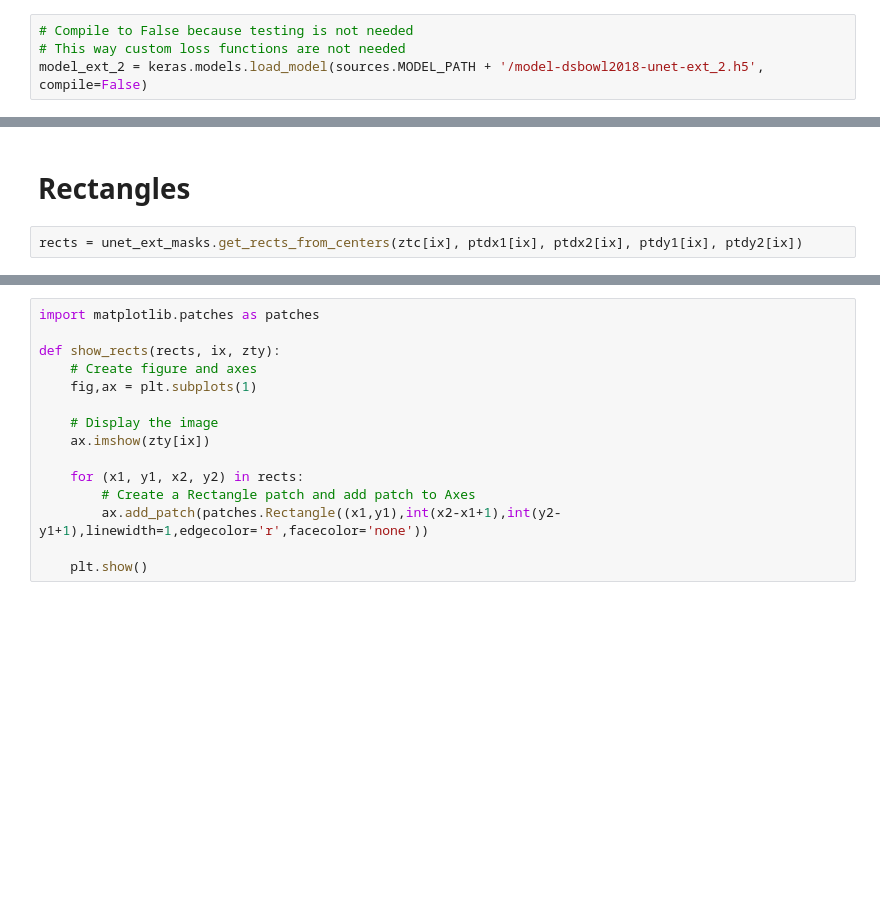
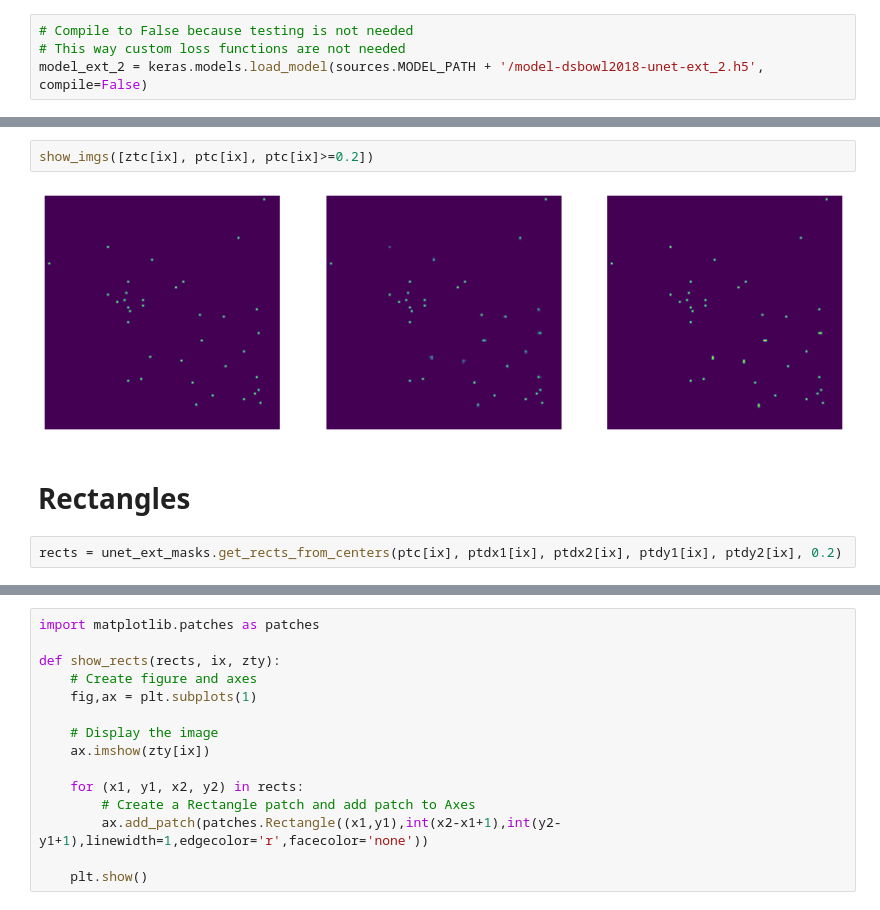
Before and after one commit to alexeyrodriguez/ds-bowl-2018, a Jupyter notebook: src/overfitting_metric.ipynb, the cells around one changed output, grey strips where cells are left out. Saved outputs shown, nothing was run; the diff lists cells and outputs as text; blank space fills up the shorter version.

```diff
--- a/src/overfitting_metric.ipynb
+++ b/src/overfitting_metric.ipynb
@@ -67,7 +75,11 @@ show_imgs([ztx[ix], pty[ix], ptc[ix], pto[ix]])
+# %%
+show_imgs([ztc[ix], ptc[ix], ptc[ix]>=0.2])
+# %% [output]
+[figure, added]
 # %% [markdown]
 # Rectangles
 # %%
-rects = unet_ext_masks.get_rects_from_centers(ztc[ix], ptdx1[ix], ptdx2[ix], ptdy1[ix], ptdy2[ix])
+rects = unet_ext_masks.get_rects_from_centers(ptc[ix], ptdx1[ix], ptdx2[ix], ptdy1[ix], ptdy2[ix], 0.2)
 # %%
 len(rects)
 # %% [output]
```
Also changed, not shown: parts of 19 cells of this notebook, 2 other files.
